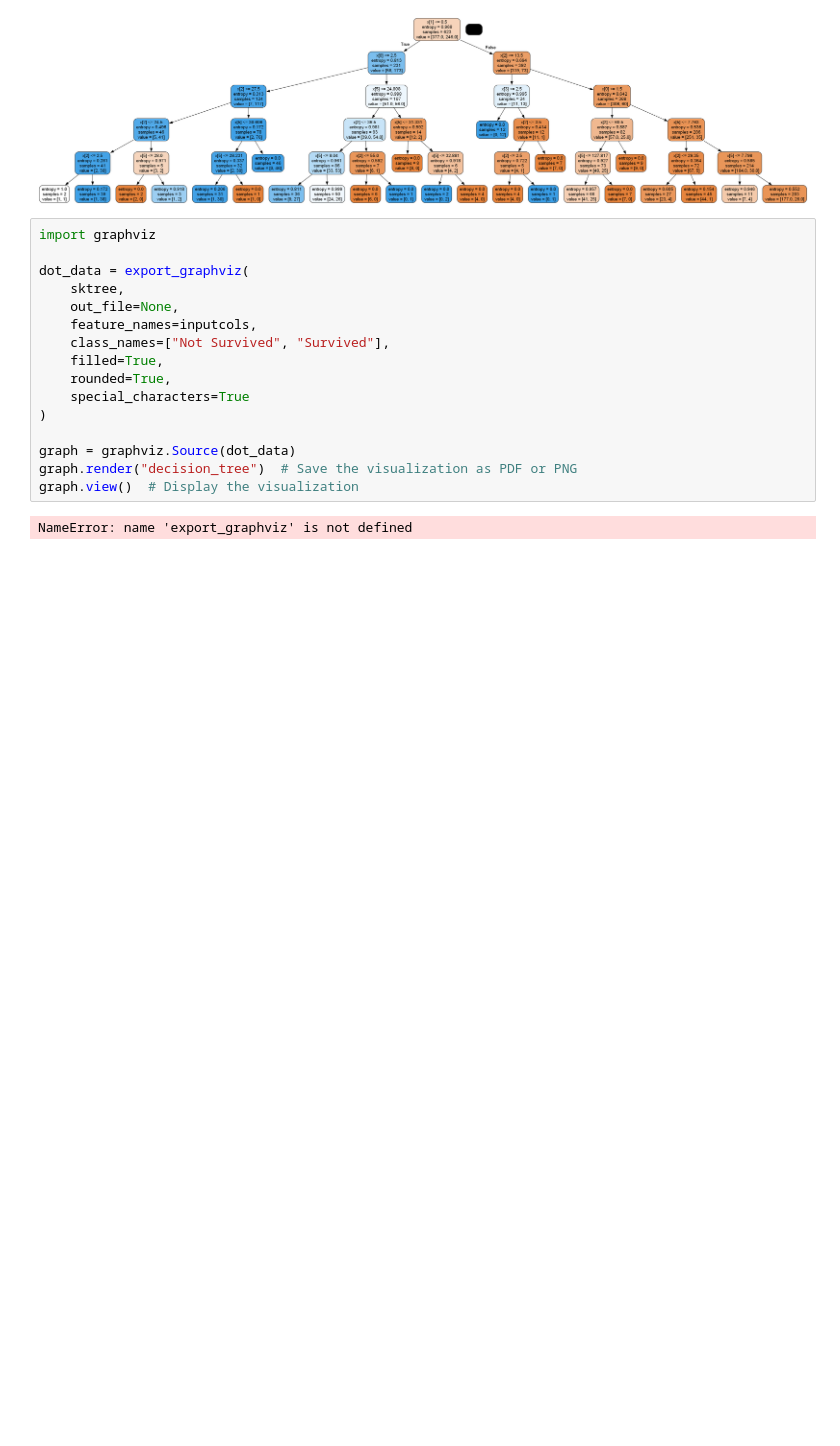
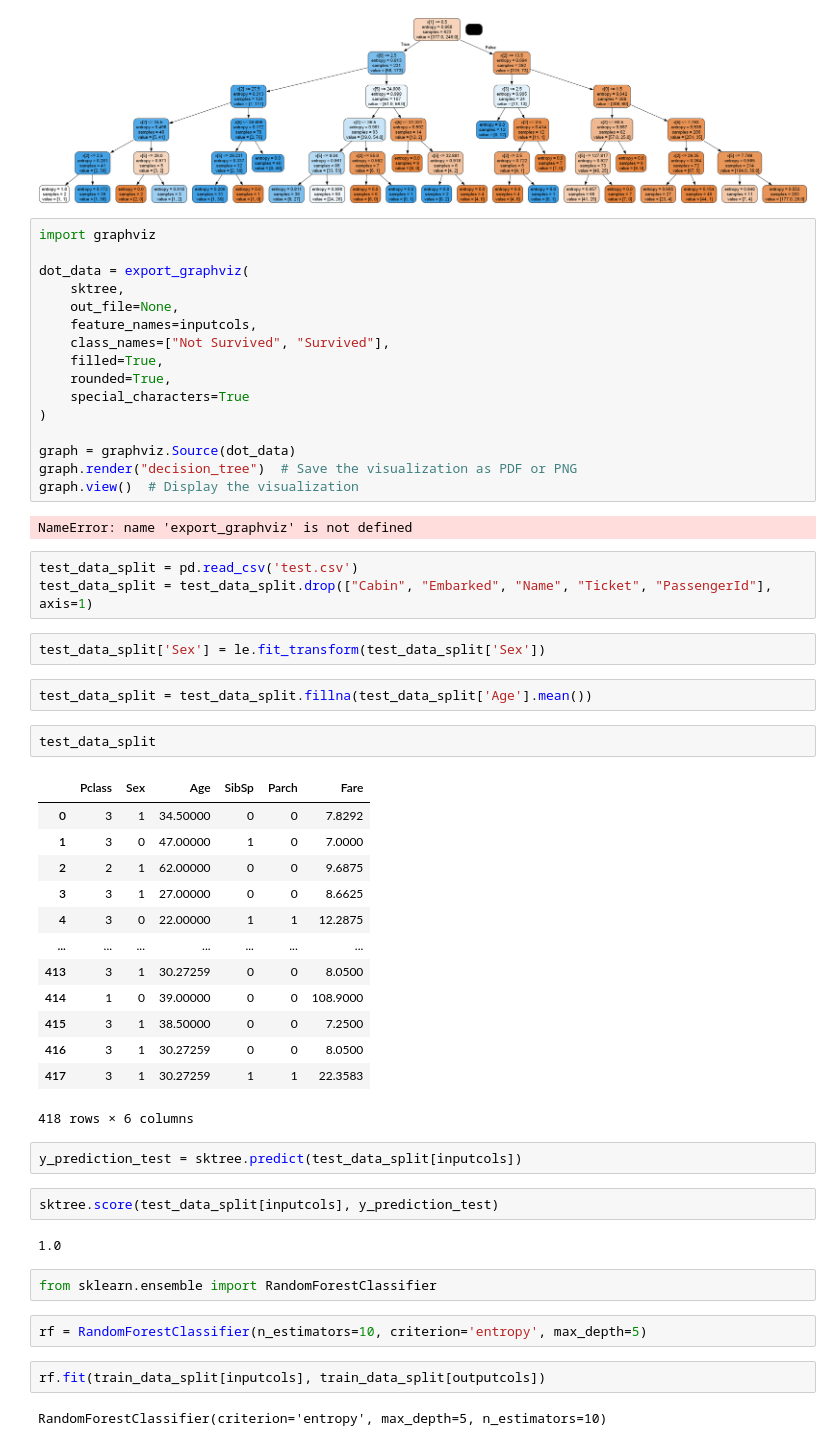
Before and after one commit to Wriath18/Decision_Tree_From_Scratch, a Jupyter notebook: decision_tree_sklearn.ipynb, the cells around one changed output. Cells and saved outputs as stored; diff of their text form; blank space fills up the shorter version.

```diff
--- a/decision_tree_sklearn.ipynb
+++ b/decision_tree_sklearn.ipynb
@@ -131,3 +131,40 @@ graph.render("decision_tree")  # Save the visualization as PDF or PNG
 graph.view()  # Display the visualization
 # %% [output]
 NameError: name 'export_graphviz' is not defined
+# %%
+test_data_split = pd.read_csv('test.csv')
+test_data_split = test_data_split.drop(["Cabin", "Embarked", "Name", "Ticket", "PassengerId"], axis=1)
+# %%
+test_data_split['Sex'] = le.fit_transform(test_data_split['Sex'])
+# %%
+test_data_split = test_data_split.fillna(test_data_split['Age'].mean())
+# %%
+test_data_split
+# %% [output]
+|  | Pclass | Sex | Age | SibSp | Parch | Fare |
+| 0 | 3 | 1 | 34.50000 | 0 | 0 | 7.8292 |
+| 1 | 3 | 0 | 47.00000 | 1 | 0 | 7.0000 |
+| 2 | 2 | 1 | 62.00000 | 0 | 0 | 9.6875 |
+| 3 | 3 | 1 | 27.00000 | 0 | 0 | 8.6625 |
+| 4 | 3 | 0 | 22.00000 | 1 | 1 | 12.2875 |
+| ... | ... | ... | ... | ... | ... | ... |
+| 413 | 3 | 1 | 30.27259 | 0 | 0 | 8.0500 |
+| 414 | 1 | 0 | 39.00000 | 0 | 0 | 108.9000 |
+| 415 | 3 | 1 | 38.50000 | 0 | 0 | 7.2500 |
+| 416 | 3 | 1 | 30.27259 | 0 | 0 | 8.0500 |
+| 417 | 3 | 1 | 30.27259 | 1 | 1 | 22.3583 |
+418 rows × 6 columns
+# %%
+y_prediction_test = sktree.predict(test_data_split[inputcols])
+# %%
+sktree.score(test_data_split[inputcols], y_prediction_test)
+# %% [output]
+1.0
+# %%
+from sklearn.ensemble import RandomForestClassifier
+# %%
+rf = RandomForestClassifier(n_estimators=10, criterion='entropy', max_depth=5)
+# %%
+rf.fit(train_data_split[inputcols], train_data_split[outputcols])
+# %% [output]
+RandomForestClassifier(criterion='entropy', max_depth=5, n_estimators=10)
```
Also changed, not shown: parts of 2 cells of this notebook, 4 other files.
